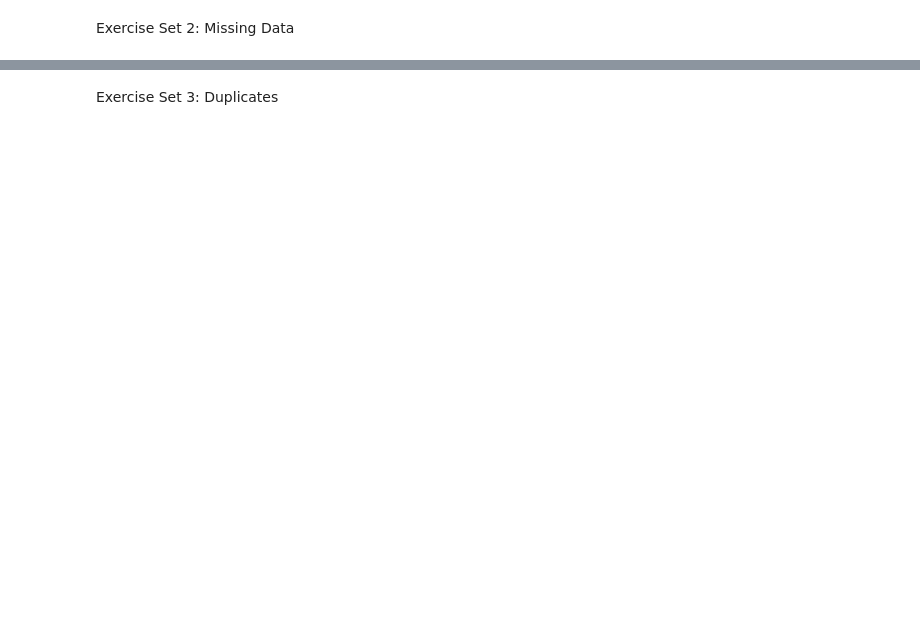
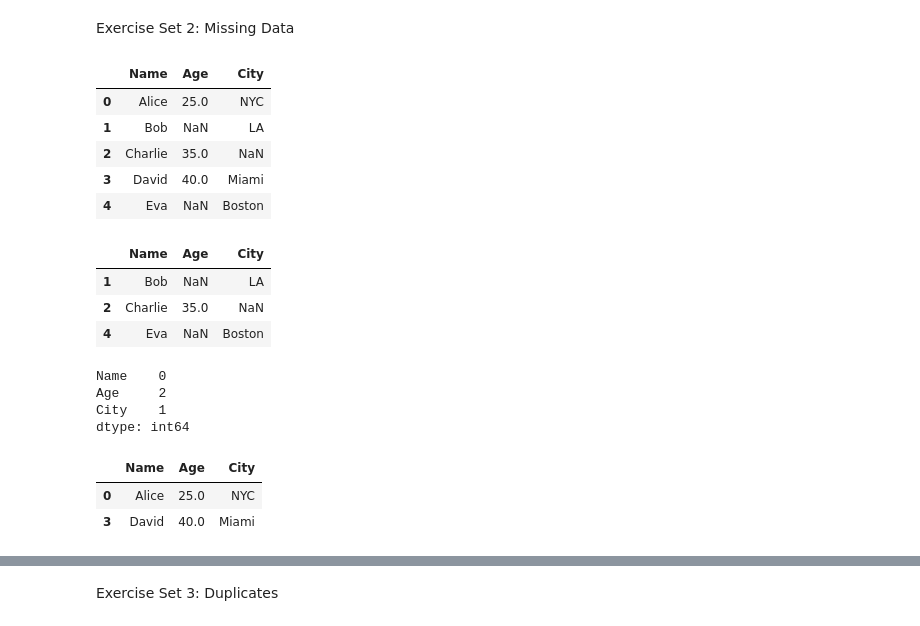
Before and after one commit to Candle3068/DA_M2_CodingExercises, a Jupyter notebook: w1_exercises.ipynb, the cells around one changed output, grey strips where cells are left out. Saved outputs shown, nothing was run; the diff lists cells and outputs as text; code cells hidden in the pictures; blank space fills up the shorter version.

```diff
--- a/w1_exercises.ipynb
+++ b/w1_exercises.ipynb
@@ -228,17 +248,26 @@ data = {
 
 df = pd.DataFrame(data)
 # %%
-# 1 View the first 5 rows of the DataFrame.
+# 1 View the first 5 rows of the DataFrame. COMPLETED
 
 data = {
 "Name": ["Alice", "Bob", "Charlie", "David", "Eva"],
 "Age": [25, np.nan, 35, 40, None],
 "City": ["NYC", "LA", None, "Miami", "Boston"],
 }
 
 df = pd.DataFrame(data)
+
+df.head(5)
+# %% [output]
+|  | Name | Age | City |
+| 0 | Alice | 25.0 | NYC |
+| 1 | Bob | NaN | LA |
+| 2 | Charlie | 35.0 | NaN |
+| 3 | David | 40.0 | Miami |
+| 4 | Eva | NaN | Boston |
 # %%
-# 2 Show where values are missing.
+# 2 Show where values are missing. COMPLETED
 
 data = {
 "Name": ["Alice", "Bob", "Charlie", "David", "Eva"],
@@ -247,8 +276,15 @@ data = {
 }
 
 df = pd.DataFrame(data)
+
+df[df.isna().any(axis=1)]
+# %% [output]
+|  | Name | Age | City |
+| 1 | Bob | NaN | LA |
+| 2 | Charlie | 35.0 | NaN |
+| 4 | Eva | NaN | Boston |
 # %%
-# 3 Count missing values by column.
+# 3 Count missing values by column. COMPLETE
 
 data = {
 "Name": ["Alice", "Bob", "Charlie", "David", "Eva"],
@@ -257,8 +293,15 @@ data = {
 }
 
 df = pd.DataFrame(data)
+
+df.isnull().sum()
+# %% [output]
+Name    0
+Age     2
+City    1
+dtype: int64
 # %%
-# 4 Drop rows with missing data.
+# 4 Drop rows with missing data. COMPLETE
 
 data = {
 "Name": ["Alice", "Bob", "Charlie", "David", "Eva"],
@@ -267,4 +310,10 @@ data = {
 }
 
 df = pd.DataFrame(data)
+
+df.dropna()
+# %% [output]
+|  | Name | Age | City |
+| 0 | Alice | 25.0 | NYC |
+| 3 | David | 40.0 | Miami |
 # %%
```
Also changed, not shown: parts of 17 cells of this notebook.
